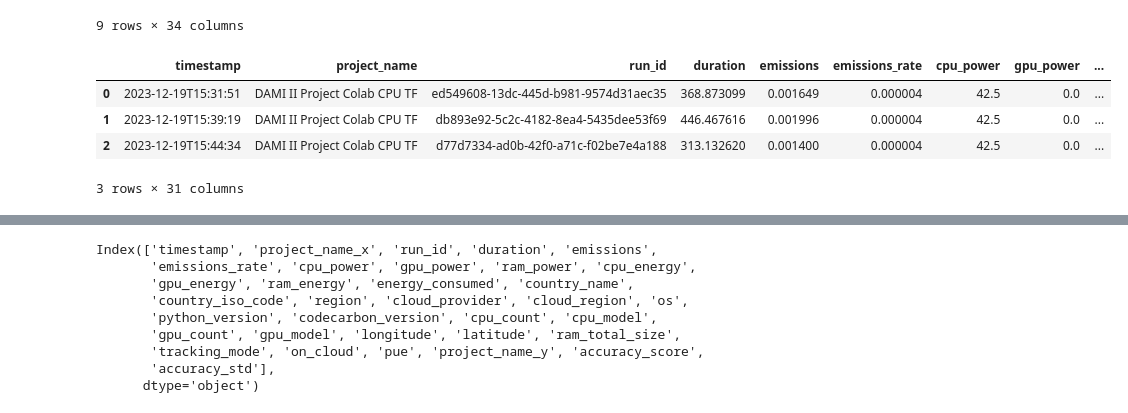
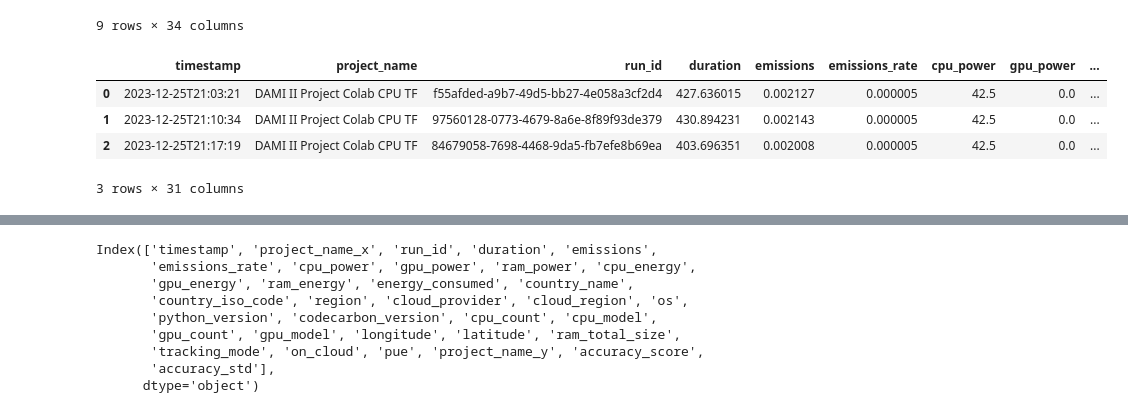
Before and after one commit to GParolini/greenAI, a Jupyter notebook: notebook_dami_II_project.ipynb, the cells around one changed output, grey strips where cells are left out. Drawn from its saved outputs; the diff is of its cells as text; code cells hidden in the pictures.

```diff
--- a/notebook_dami_II_project.ipynb
+++ b/notebook_dami_II_project.ipynb
@@ -708,12 +716,12 @@ df_join1
 | 8 | 2023-12-19T17:19:58 | DAMI II Project CPU TORCH | 78f6eca8-142d-4598-a8a9-b985fc98975a | 218.024498 | 0.000939 | 0.000004 | 42.5 | 0.0 | ... |
 9 rows × 34 columns
 # %%
-df3 = pd.read_csv("emissions_cpu_colab.csv")
+df3 = pd.read_csv("emissions_cpu_colab_25_12.csv")
 df3
 # %% [output]
 |  | timestamp | project_name | run_id | duration | emissions | emissions_rate | cpu_power | gpu_power | ... |
-| 0 | 2023-12-19T15:31:51 | DAMI II Project Colab CPU TF | ed549608-13dc-445d-b981-9574d31aec35 | 368.873099 | 0.001649 | 0.000004 | 42.5 | 0.0 | ... |
-| 1 | 2023-12-19T15:39:19 | DAMI II Project Colab CPU TF | db893e92-5c2c-4182-8ea4-5435dee53f69 | 446.467616 | 0.001996 | 0.000004 | 42.5 | 0.0 | ... |
-| 2 | 2023-12-19T15:44:34 | DAMI II Project Colab CPU TF | d77d7334-ad0b-42f0-a71c-f02be7e4a188 | 313.132620 | 0.001400 | 0.000004 | 42.5 | 0.0 | ... |
+| 0 | 2023-12-25T21:03:21 | DAMI II Project Colab CPU TF | f55afded-a9b7-49d5-bb27-4e058a3cf2d4 | 427.636015 | 0.002127 | 0.000005 | 42.5 | 0.0 | ... |
+| 1 | 2023-12-25T21:10:34 | DAMI II Project Colab CPU TF | 97560128-0773-4679-8a6e-8f89f93de379 | 430.894231 | 0.002143 | 0.000005 | 42.5 | 0.0 | ... |
+| 2 | 2023-12-25T21:17:19 | DAMI II Project Colab CPU TF | 84679058-7698-4468-9da5-fb7efe8b69ea | 403.696351 | 0.002008 | 0.000005 | 42.5 | 0.0 | ... |
 3 rows × 31 columns
 # %%
```
Also changed, not shown: parts of 26 cells of this notebook, 2 other files.
